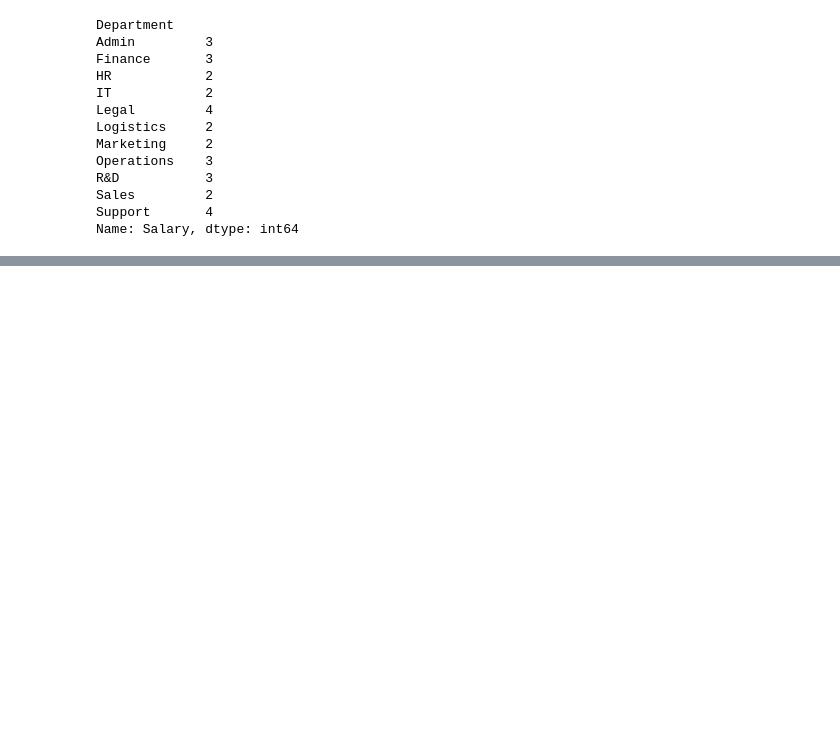
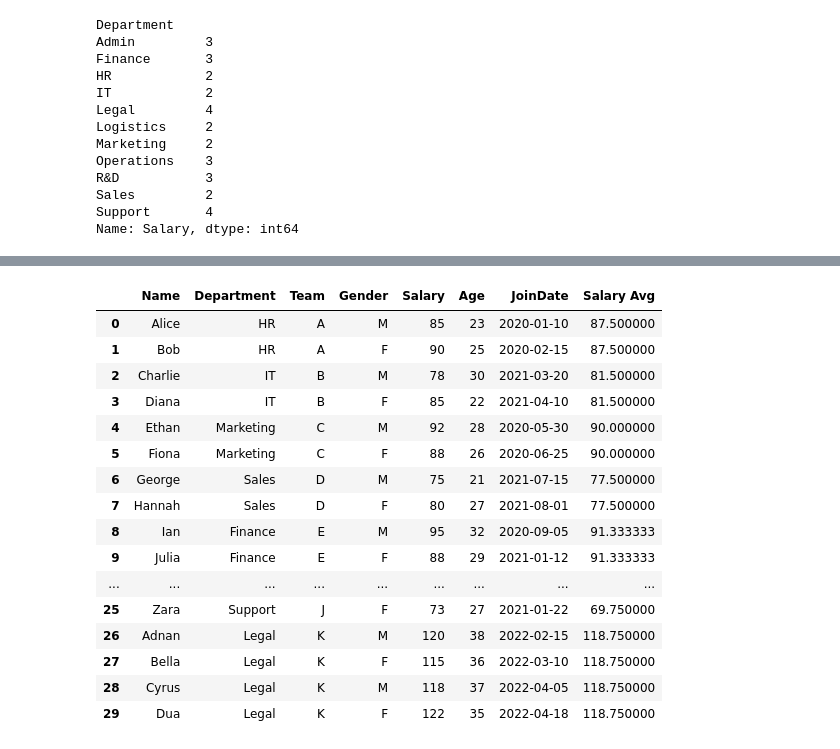
Before and after one commit to Kabir-Khan7/data-science-foundations, a Jupyter notebook: 03_Step_Pandas/04_Data_Transformation.ipynb, the cells around one changed output, grey strips where cells are left out. Drawn from its saved outputs; the diff is of its cells as text; code cells hidden in the pictures; blank space fills up the shorter version.

```diff
--- a/03_Step_Pandas/04_Data_Transformation.ipynb
+++ b/03_Step_Pandas/04_Data_Transformation.ipynb
@@ -574,0 +593,22 @@ Name: Salary, dtype: int64
+# %%
+df["Salary Avg"] = df.groupby("Department")["Salary"].transform("mean")
+# %%
+df
+# %% [output]
+|  | Name | Department | Team | Gender | Salary | Age | JoinDate | Salary Avg |
+| 0 | Alice | HR | A | M | 85 | 23 | 2020-01-10 | 87.500000 |
+| 1 | Bob | HR | A | F | 90 | 25 | 2020-02-15 | 87.500000 |
+| 2 | Charlie | IT | B | M | 78 | 30 | 2021-03-20 | 81.500000 |
+| 3 | Diana | IT | B | F | 85 | 22 | 2021-04-10 | 81.500000 |
+| 4 | Ethan | Marketing | C | M | 92 | 28 | 2020-05-30 | 90.000000 |
+| 5 | Fiona | Marketing | C | F | 88 | 26 | 2020-06-25 | 90.000000 |
+| 6 | George | Sales | D | M | 75 | 21 | 2021-07-15 | 77.500000 |
+| 7 | Hannah | Sales | D | F | 80 | 27 | 2021-08-01 | 77.500000 |
+| 8 | Ian | Finance | E | M | 95 | 32 | 2020-09-05 | 91.333333 |
+| 9 | Julia | Finance | E | F | 88 | 29 | 2021-01-12 | 91.333333 |
+| ... | ... | ... | ... | ... | ... | ... | ... | ... |
+| 25 | Zara | Support | J | F | 73 | 27 | 2021-01-22 | 69.750000 |
+| 26 | Adnan | Legal | K | M | 120 | 38 | 2022-02-15 | 118.750000 |
+| 27 | Bella | Legal | K | F | 115 | 36 | 2022-03-10 | 118.750000 |
+| 28 | Cyrus | Legal | K | M | 118 | 37 | 2022-04-05 | 118.750000 |
+| 29 | Dua | Legal | K | F | 122 | 35 | 2022-04-18 | 118.750000 |
```
Also changed, not shown: parts of 13 cells of this notebook, 2 other files.
